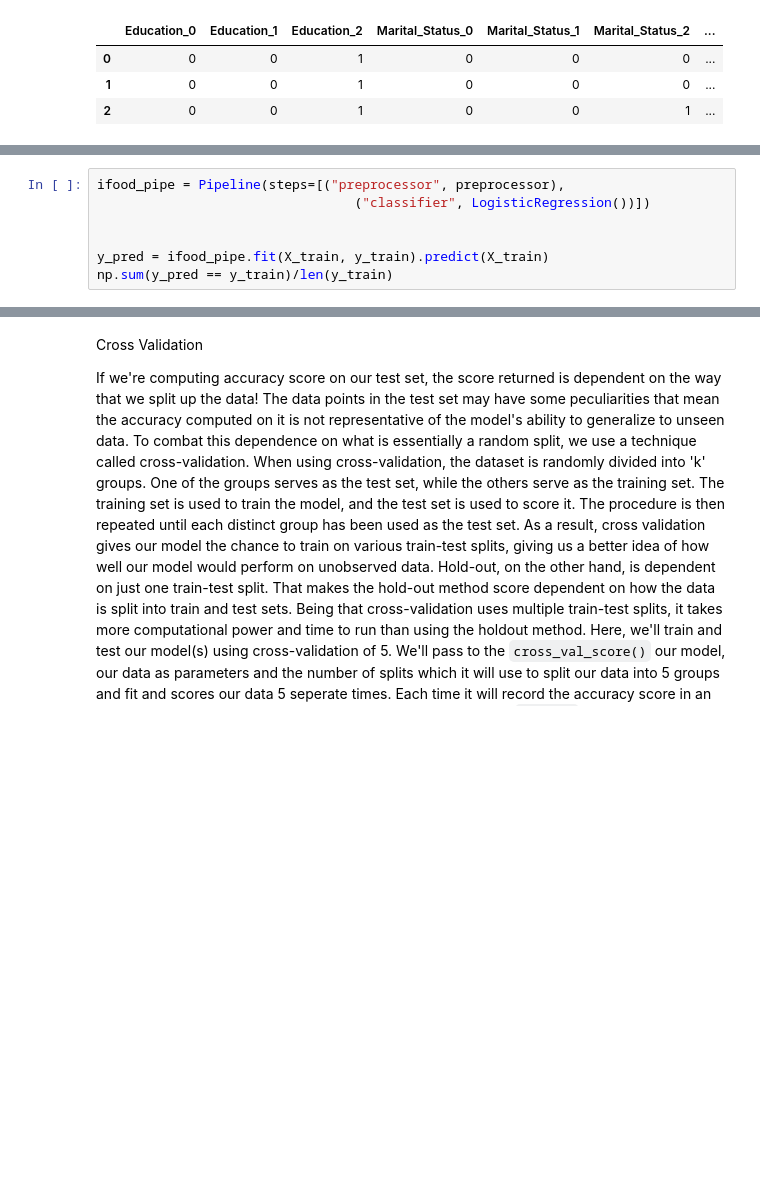
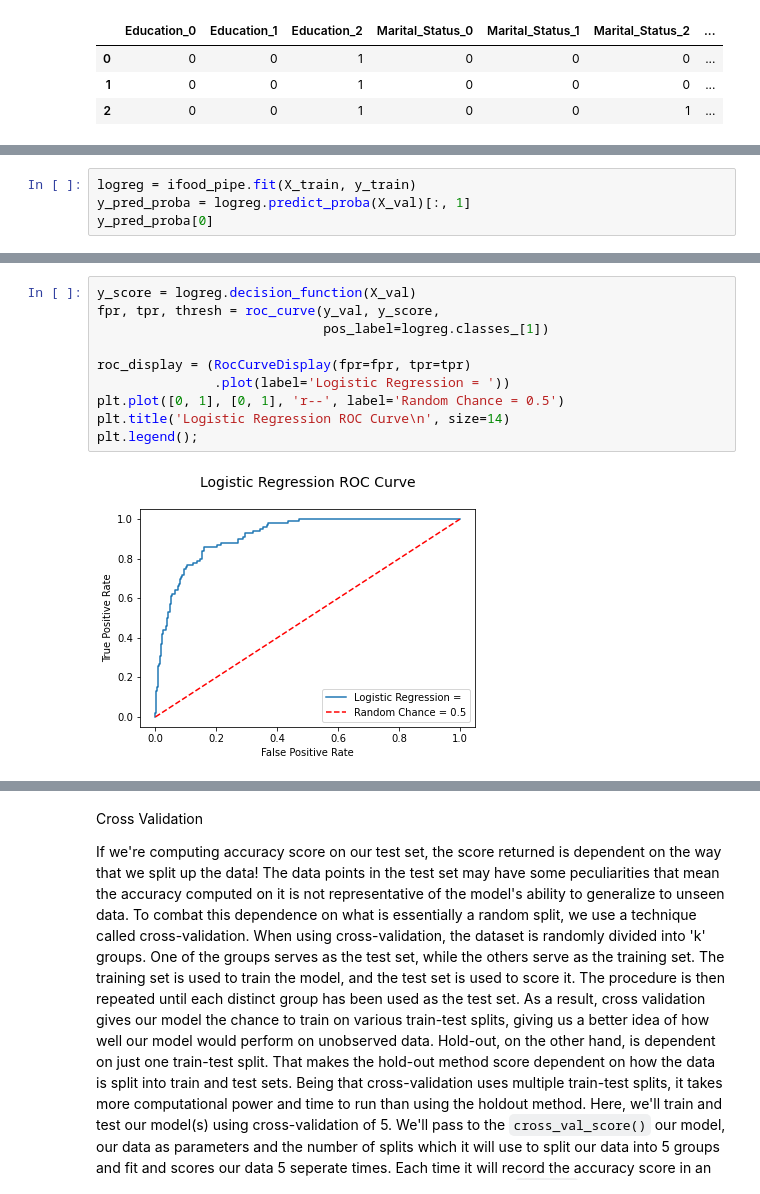
Before and after one commit to Demiga-g/iFood-Marketing-Analysis, a Jupyter notebook: iFood Marketing Analysis.ipynb, the cells around one changed output, grey strips where cells are left out. Cells and saved outputs as stored; diff of their text form; blank space fills up the shorter version.

Commit message:
Explained the metrics to be used. Interpreted results from logistic regression. Explained and analyzed the ROC and the precision-recall curves.

```diff
--- a/iFood Marketing Analysis.ipynb
+++ b/iFood Marketing Analysis.ipynb
@@ -903,7 +859,0 @@ The first model we'll use is the logistic regression.
-# %%
-ifood_pipe = Pipeline(steps=[("preprocessor", preprocessor),
-                                 ("classifier", LogisticRegression())])
-
-
-y_pred = ifood_pipe.fit(X_train, y_train).predict(X_train)
-np.sum(y_pred == y_train)/len(y_train)
@@ -952,0 +959,4 @@ We set `scoring` equal to `"neg_mean_squared_error"`, which returns the negative
+# %%
+logreg = ifood_pipe.fit(X_train, y_train)
+y_pred_proba = logreg.predict_proba(X_val)[:, 1]
+y_pred_proba[0]
@@ -952,0 +988,12 @@ We set `scoring` equal to `"neg_mean_squared_error"`, which returns the negative
+# %%
+y_score = logreg.decision_function(X_val)
+fpr, tpr, thresh = roc_curve(y_val, y_score,
+                             pos_label=logreg.classes_[1])
+
+roc_display = (RocCurveDisplay(fpr=fpr, tpr=tpr)
+               .plot(label='Logistic Regression = '))
+plt.plot([0, 1], [0, 1], 'r--', label='Random Chance = 0.5')
+plt.title('Logistic Regression ROC Curve\n', size=14)
+plt.legend();
+# %% [output]
+[figure, added]
```
Also changed, not shown: parts of 51 cells of this notebook, 1 other file.
